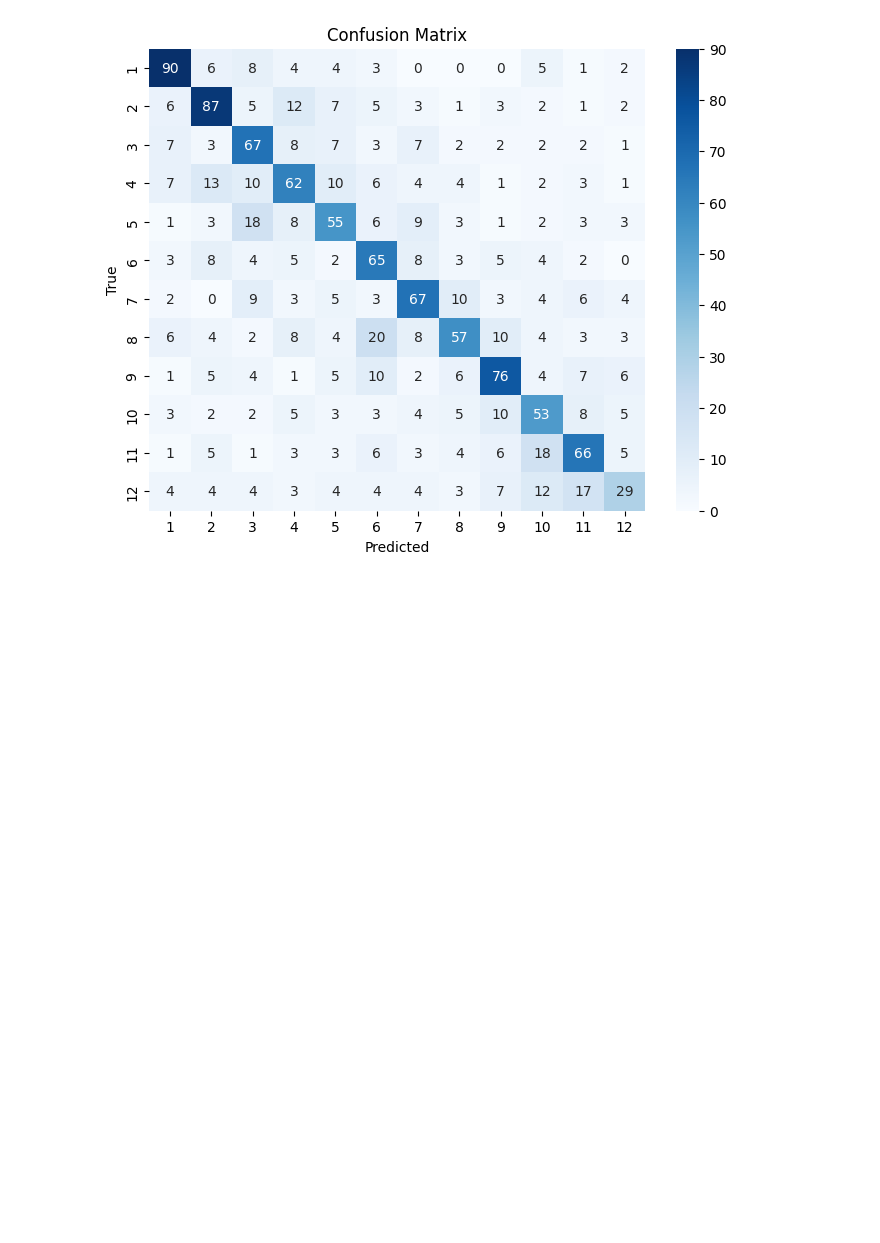
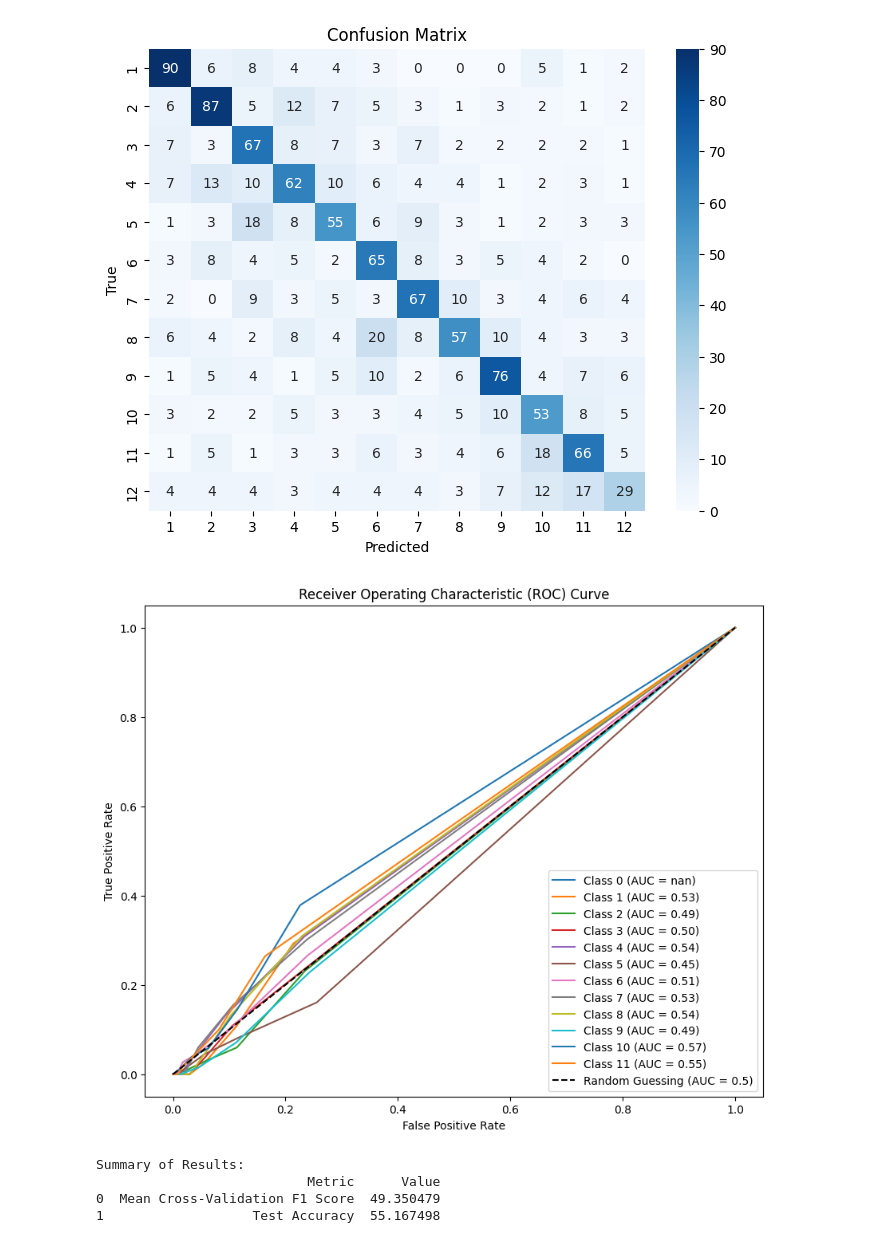
Before and after one commit to UVR-Dilishaka/SignLanguageTutor, a Jupyter notebook: TamilSignClassification/Models/LDA_KNN.ipynb, the cells around one changed output. Saved outputs shown, nothing was run; the diff lists cells and outputs as text; code cells hidden in the pictures; blank space fills up the shorter version.

```diff
--- a/TamilSignClassification/Models/LDA_KNN.ipynb
+++ b/TamilSignClassification/Models/LDA_KNN.ipynb
@@ -1,11 +1,12 @@
 # %%
 import pandas as pd
-from sklearn.model_selection import train_test_split
+from sklearn.model_selection import train_test_split, cross_val_score
 from sklearn.discriminant_analysis import LinearDiscriminantAnalysis
 from sklearn.neighbors import KNeighborsClassifier
-from sklearn.metrics import accuracy_score, classification_report, confusion_matrix
+from sklearn.metrics import accuracy_score, classification_report, confusion_matrix, f1_score
 import matplotlib.pyplot as plt
 import seaborn as sns
+import numpy as np
 
 # Load your dataset (replace 'your_dataset.csv' with your file)
 data = pd.read_csv('LDA.csv')
@@ -26,12 +27,17 @@ X_test_lda = lda.transform(X_test)
 knn = KNeighborsClassifier(n_neighbors=5)  # You can adjust the number of neighbors
 knn.fit(X_train_lda, y_train)
 
+# Perform cross-validation with macro-average F1 score
+cv_scores = cross_val_score(knn, X_train_lda, y_train, cv=5, scoring='f1_macro')  # 5-fold cross-validation with F1 score
+print(f"Cross-Validation F1 Scores: {cv_scores}")
+print(f"Mean Cross-Validation F1 Score: {cv_scores.mean() * 100:.2f}%")
+
 # Predict on the test set
 y_pred = knn.predict(X_test_lda)
 
 # Evaluate the Model
 accuracy = accuracy_score(y_test, y_pred) * 100  # Convert to percentage
-print(f"Accuracy: {accuracy:.2f}%")  # Display with two decimal places
+print(f"Test Accuracy: {accuracy:.2f}%")  # Display with two decimal places
 
 # Classification Report
 print("\nClassification Report:\n", classification_report(y_test, y_pred))
@@ -47,4 +53,41 @@ plt.xlabel('Predicted')
 plt.ylabel('True')
 plt.title('Confusion Matrix')
 plt.show()
+
+# Step for ROC Curve
+# We need probability scores for each class to calculate the ROC curve
+y_pred_prob = knn.predict_proba(X_test_lda)  # Get probability estimates for each class
+
+# For multi-class classification, we plot a ROC curve for each class
+n_classes = len(set(y))
+fpr = dict()
+tpr = dict()
+roc_auc = dict()
+
+# Compute ROC curve and ROC area for each class
+for i in range(n_classes):
+    fpr[i], tpr[i], _ = roc_curve(y_test == i, y_pred_prob[:, i])
+    roc_auc[i] = auc(fpr[i], tpr[i])
+
+# Plot all ROC curves
+plt.figure(figsize=(10, 8))
+for i in range(n_classes):
+    plt.plot(fpr[i], tpr[i], label=f'Class {i} (AUC = {roc_auc[i]:.2f})')
+
+plt.plot([0, 1], [0, 1], 'k--', label='Random Guessing (AUC = 0.5)')
+plt.xlabel('False Positive Rate')
+plt.ylabel('True Positive Rate')
+plt.title('Receiver Operating Characteristic (ROC) Curve')
+plt.legend(loc='lower right')
+plt.show()
+
+# Summary Table
+results = {
+    'Metric': ['Mean Cross-Validation F1 Score', 'Test Accuracy'],
+    'Value': [cv_scores.mean() * 100, accuracy]
+}
+
+summary_df = pd.DataFrame(results)
+print("\nSummary of Results:")
+print(summary_df)
 # %% [output]
@@ -64,5 +107,10 @@ Classification Report:
  [ 1  5  4  1  5 10  2  6 76  4  7  6]
  [ 3  2  2  5  3  3  4  5 10 53  8  5]
  [ 1  5  1  3  3  6  3  4  6 18 66  5]
  [ 4  4  4  3  4  4  4  3  7 12 17 29]]
 [figure]
+[figure, added]
+Summary of Results:
+                           Metric      Value
+0  Mean Cross-Validation F1 Score  49.350479
+1                   Test Accuracy  55.167498
```
Also changed, not shown: parts of 1 cell of this notebook.
